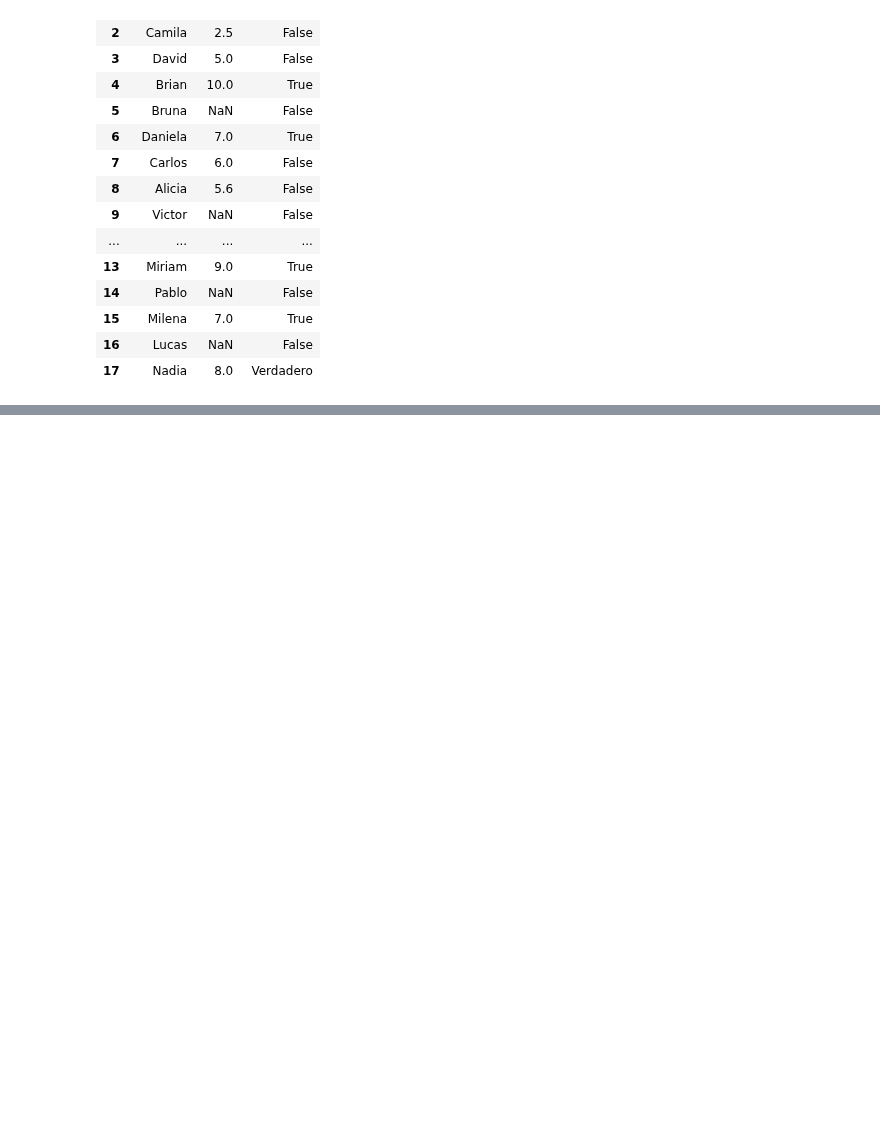
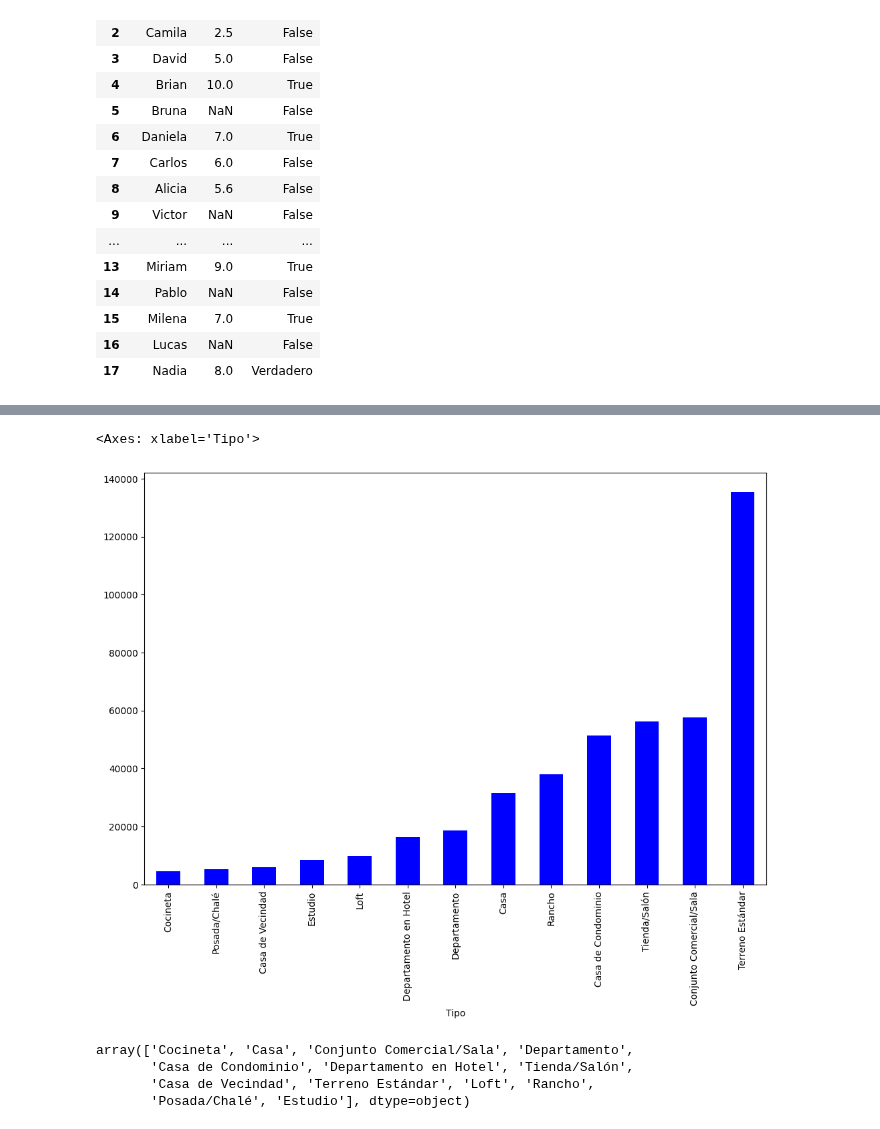
Before and after one commit to LordAguaKate/Practica_DATA_SCIENCE, a Jupyter notebook: inmuebles_CDMX.ipynb, the cells around one changed output, grey strips where cells are left out. Drawn from its saved outputs; the diff is of its cells as text; code cells hidden in the pictures; blank space fills up the shorter version.

```diff
--- a/inmuebles_CDMX.ipynb
+++ b/inmuebles_CDMX.ipynb
@@ -321,0 +435,3 @@ dfAlum[['Nombre', 'Nota', 'Aprobado']]
+# %%
+df = datos.query('@inmuebles_comerciales not in Tipo')
+df.head()
@@ -321,0 +445,13 @@ dfAlum[['Nombre', 'Nota', 'Aprobado']]
+# %%
+df_tipo_precio = df.groupby('Tipo')['Valor'].mean(numeric_only=True).sort_values()
+df_tipo_precio.plot(kind='bar',figsize=(12,8), color='blue')
+# %% [output]
+<Axes: xlabel='Tipo'>
+[figure, added]
+# %%
+df.Tipo.unique()
+# %% [output]
+array(['Cocineta', 'Casa', 'Conjunto Comercial/Sala', 'Departamento',
+       'Casa de Condominio', 'Departamento en Hotel', 'Tienda/Salón',
+       'Casa de Vecindad', 'Terreno Estándar', 'Loft', 'Rancho',
+       'Posada/Chalé', 'Estudio'], dtype=object)
```
Also changed, not shown: parts of 21 cells of this notebook.
